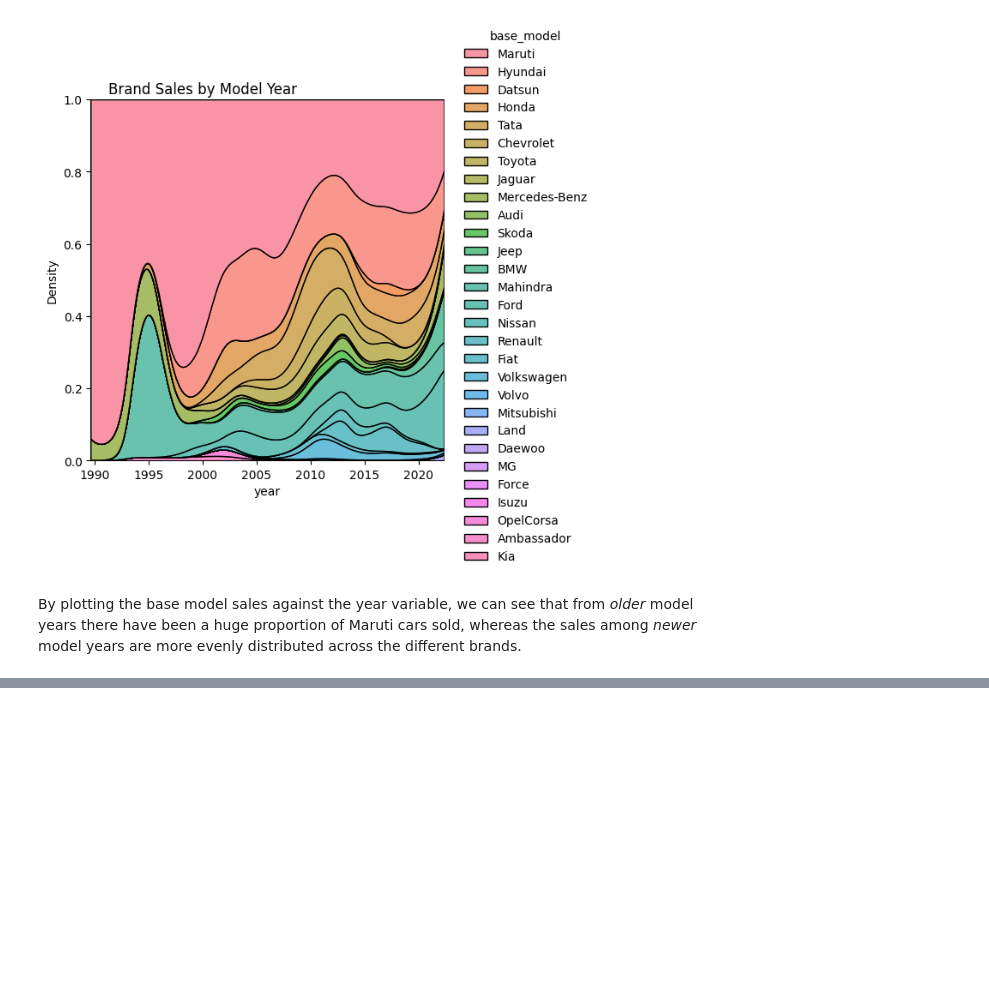
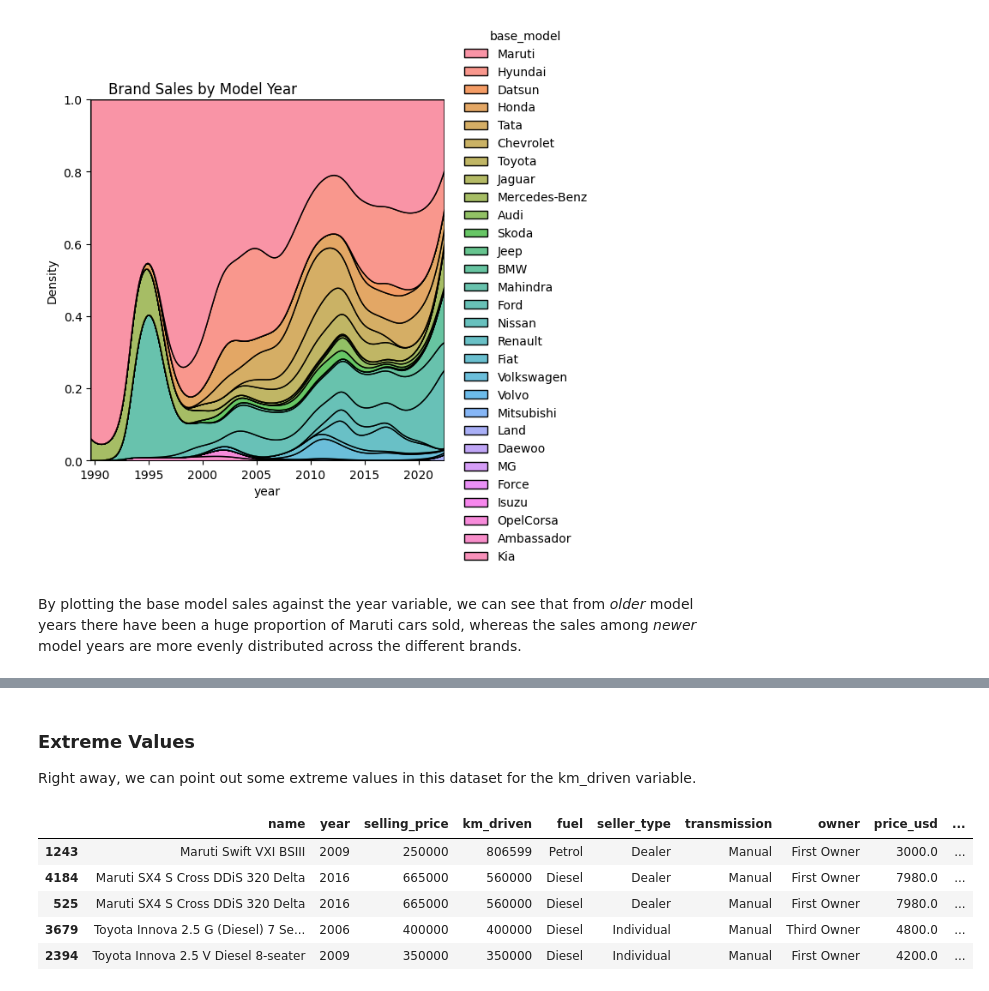
Before and after one commit to leoflewis/631-project-2, a Jupyter notebook: Project-Notebook.ipynb, the cells around one changed output, grey strips where cells are left out. Drawn from its saved outputs; the diff is of its cells as text; code cells hidden in the pictures; blank space fills up the shorter version.

```diff
--- a/Project-Notebook.ipynb
+++ b/Project-Notebook.ipynb
@@ -273,0 +281,12 @@ By plotting the base model sales against the year variable, we can see that from
+# %% [markdown]
+### Extreme Values
+Right away, we can point out some extreme values in this dataset for the km_driven variable.
+# %%
+df.sort_values("km_driven", ascending=False).head(5)
+# %% [output]
+|  | name | year | selling_price | km_driven | fuel | seller_type | transmission | owner | price_usd | ... |
+| 1243 | Maruti Swift VXI BSIII | 2009 | 250000 | 806599 | Petrol | Dealer | Manual | First Owner | 3000.0 | ... |
+| 4184 | Maruti SX4 S Cross DDiS 320 Delta | 2016 | 665000 | 560000 | Diesel | Dealer | Manual | First Owner | 7980.0 | ... |
+| 525 | Maruti SX4 S Cross DDiS 320 Delta | 2016 | 665000 | 560000 | Diesel | Dealer | Manual | First Owner | 7980.0 | ... |
+| 3679 | Toyota Innova 2.5 G (Diesel) 7 Se... | 2006 | 400000 | 400000 | Diesel | Individual | Manual | Third Owner | 4800.0 | ... |
+| 2394 | Toyota Innova 2.5 V Diesel 8-seater | 2009 | 350000 | 350000 | Diesel | Individual | Manual | First Owner | 4200.0 | ... |
```
Also changed, not shown: parts of 14 cells of this notebook.
